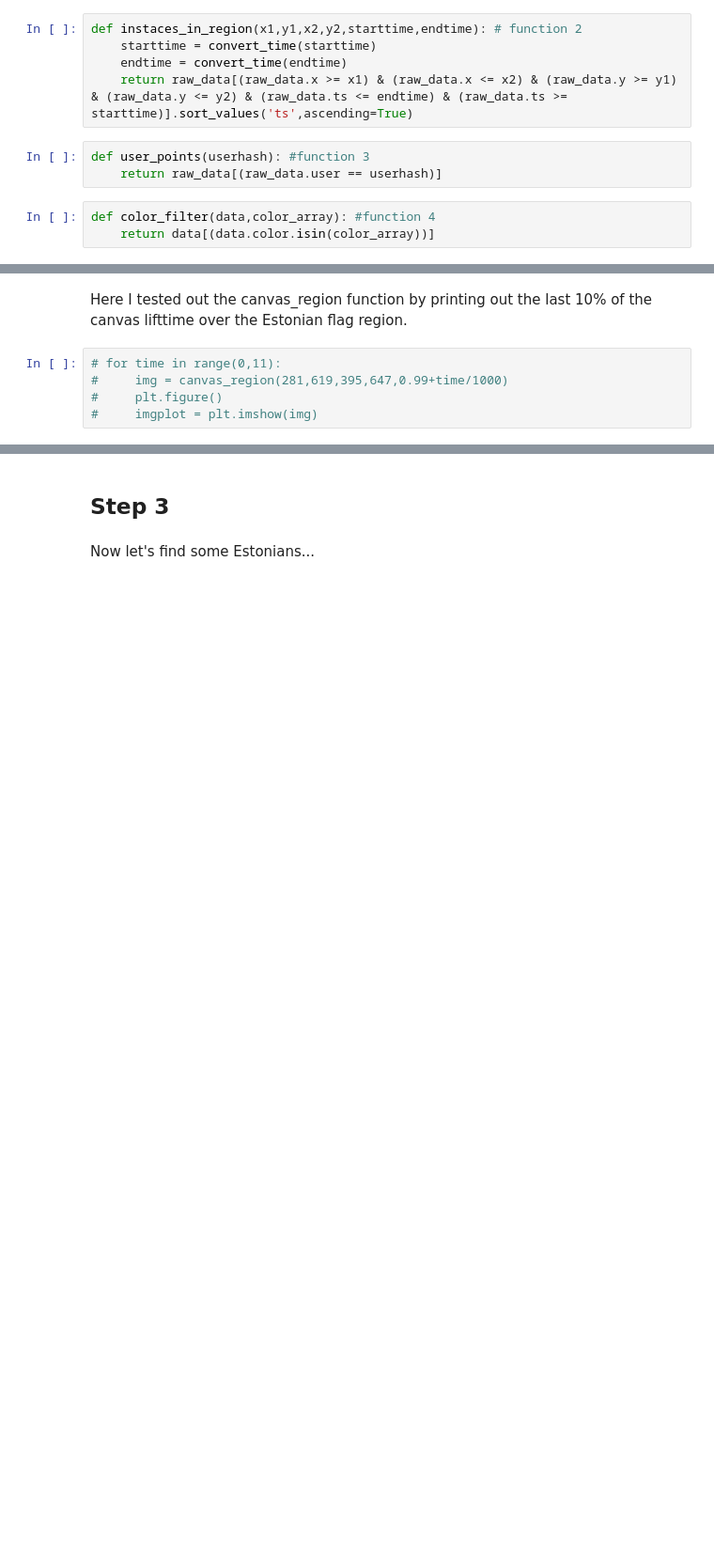
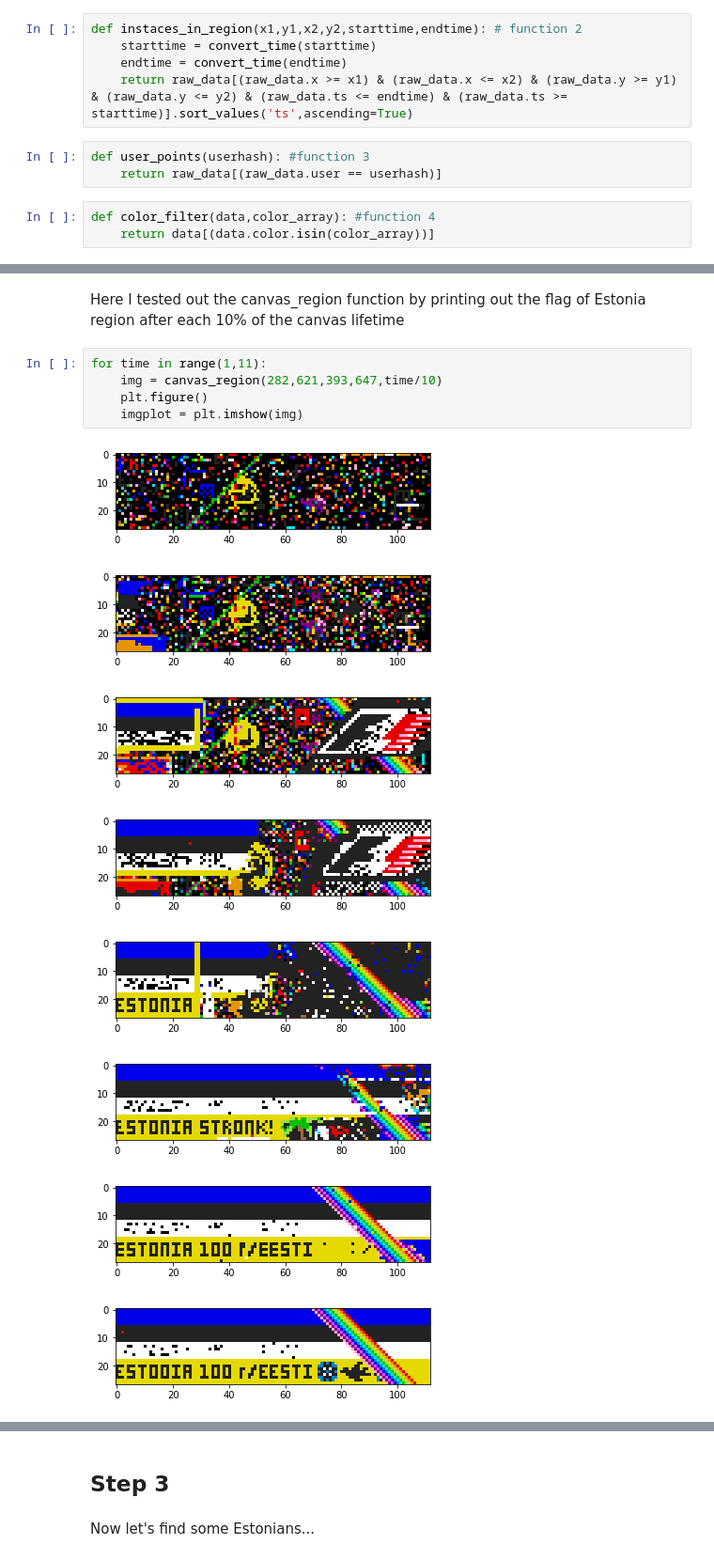
Before and after one commit to TanelMarran/dataplace, a Jupyter notebook: Main.ipynb, the cells around one changed output, grey strips where cells are left out. Shown: that part at 94% size. Drawn from its saved outputs; the diff is of its cells as text; blank space fills up the shorter version.

```diff
--- a/Main.ipynb
+++ b/Main.ipynb
@@ -175,8 +175,17 @@ def display_scatter_decorated(data, i):
     plt.show()
 # %% [markdown]
-Here I tested out the canvas_region function by printing out the last 10% of the canvas lifttime over the Estonian flag region.
+Here I tested out the canvas_region function by printing out the flag of Estonia region after each 10% of the canvas lifetime
 # %%
-# for time in range(0,11):
-#     img = canvas_region(281,619,395,647,0.99+time/1000)
-#     plt.figure()
-#     imgplot = plt.imshow(img)
+for time in range(1,11):
+    img = canvas_region(282,621,393,647,time/10)
+    plt.figure()
+    imgplot = plt.imshow(img)
+# %% [output]
+[figure, added]
+[figure, added]
+[figure, added]
+[figure, added]
+[figure, added]
+[figure, added]
+[figure, added]
+[figure, added]
```
Also changed, not shown: parts of 13 cells of this notebook.
